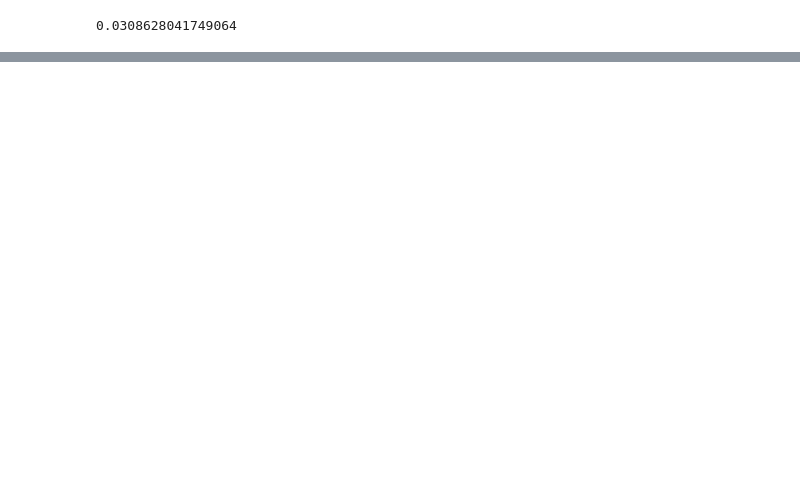
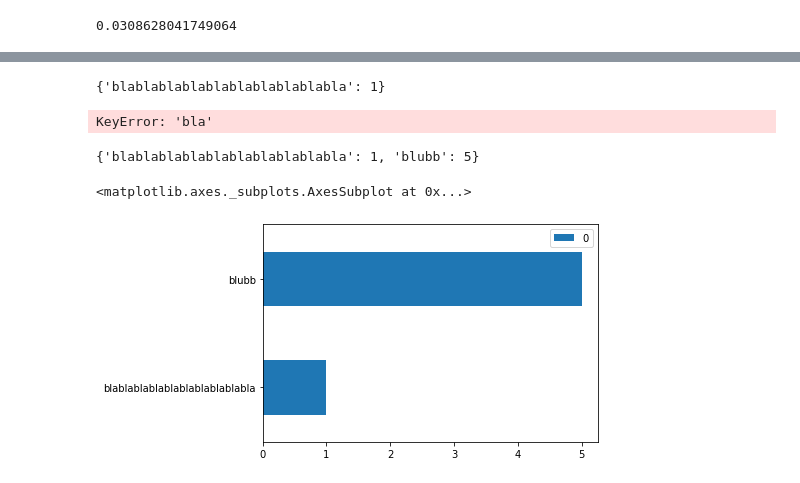
Before and after one commit to Speedfan94/PDS_Project, a Jupyter notebook: notebooks/task1d_aggregate_stats.ipynb, the cells around one changed output, grey strips where cells are left out. Cells and saved outputs as stored; diff of their text form; code cells hidden in the pictures; blank space fills up the shorter version.

```diff
--- a/notebooks/task1d_aggregate_stats.ipynb
+++ b/notebooks/task1d_aggregate_stats.ipynb
@@ -124,0 +190,20 @@ df['Duration'].min()
+# %%
+test = {}
+test["blablablablablablablablablabla"] = 1
+test
+# %% [output]
+{'blablablablablablablablablabla': 1}
+# %%
+test["bla"]
+# %% [output]
+KeyError: 'bla'
+# %%
+test["blubb"] = 5
+test
+# %% [output]
+{'blablablablablablablablablabla': 1, 'blubb': 5}
+# %%
+pd.DataFrame.from_dict(test, orient="index").plot.barh()
+# %% [output]
+<matplotlib.axes._subplots.AxesSubplot at 0x...>
+[figure, added]
```
Also changed, not shown: parts of 26 cells of this notebook, 1 other file.
